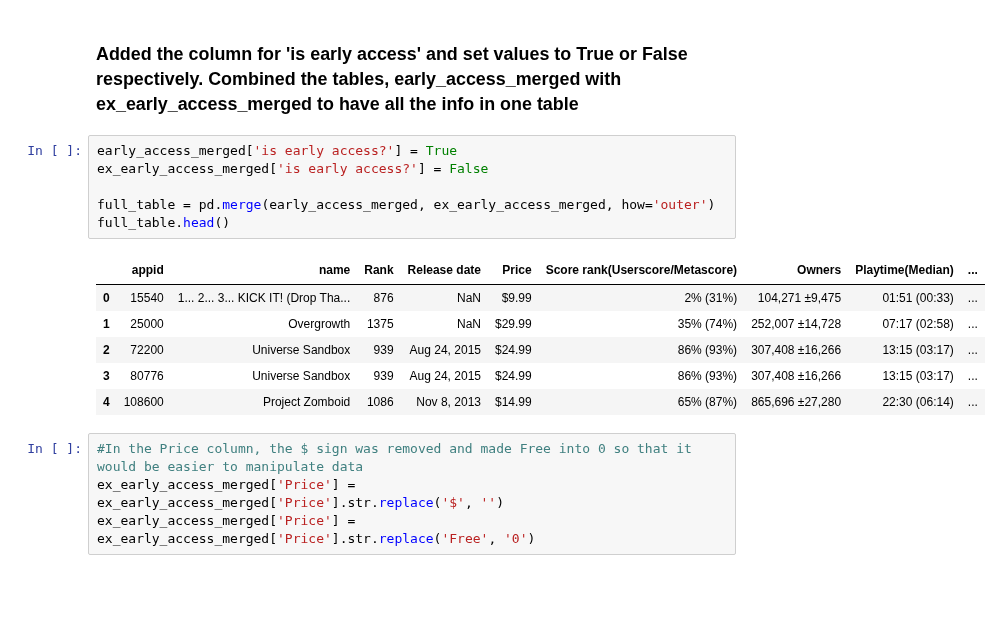
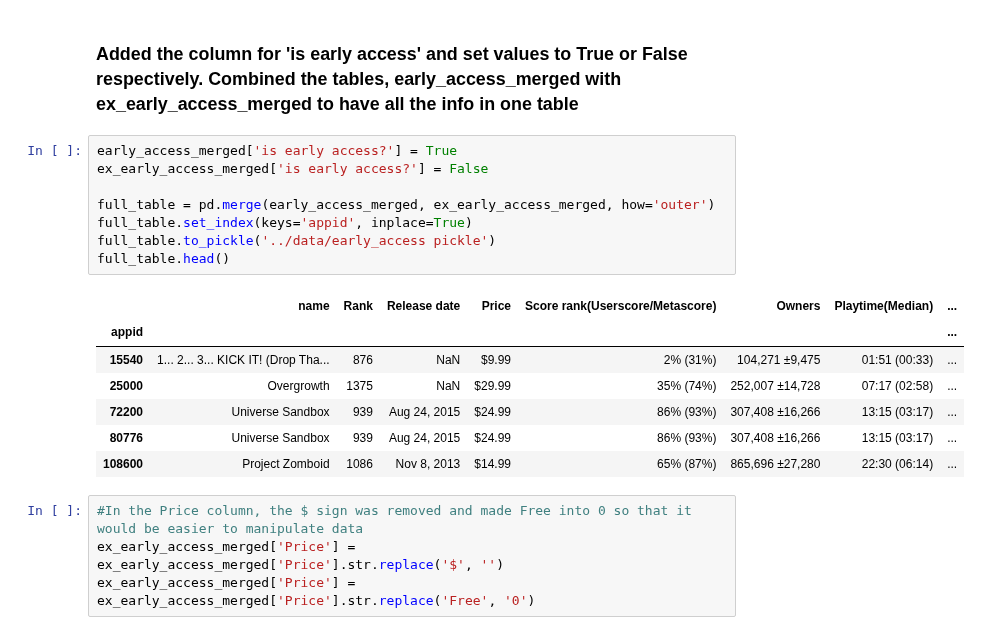
Before and after one commit to UNCG-CSE/SteamConnect, a Jupyter notebook: code/early_access_sorting.ipynb, the cells around one changed output. Cells and saved outputs as stored; diff of their text form; blank space fills up the shorter version.

Commit message:
added code to export combined dataframes as pickle and changed indexto appid

```diff
--- a/code/early_access_sorting.ipynb
+++ b/code/early_access_sorting.ipynb
@@ -77,16 +77,19 @@ ex_early_access_merged.head()
 # %%
 early_access_merged['is early access?'] = True
 ex_early_access_merged['is early access?'] = False
 
 full_table = pd.merge(early_access_merged, ex_early_access_merged, how='outer')
+full_table.set_index(keys='appid', inplace=True)
+full_table.to_pickle('../data/early_access pickle')
 full_table.head()
 # %% [output]
-|  | appid | name | Rank | Release date | Price | Score rank(Userscore/Metascore) | Owners | Playtime(Median) | ... |
-| 0 | 15540 | 1... 2... 3... KICK IT! (Drop Tha... | 876 | NaN | $9.99 | 2% (31%) | 104,271 ±9,475 | 01:51 (00:33) | ... |
-| 1 | 25000 | Overgrowth | 1375 | NaN | $29.99 | 35% (74%) | 252,007 ±14,728 | 07:17 (02:58) | ... |
-| 2 | 72200 | Universe Sandbox | 939 | Aug 24, 2015 | $24.99 | 86% (93%) | 307,408 ±16,266 | 13:15 (03:17) | ... |
-| 3 | 80776 | Universe Sandbox | 939 | Aug 24, 2015 | $24.99 | 86% (93%) | 307,408 ±16,266 | 13:15 (03:17) | ... |
-| 4 | 108600 | Project Zomboid | 1086 | Nov 8, 2013 | $14.99 | 65% (87%) | 865,696 ±27,280 | 22:30 (06:14) | ... |
+|  | name | Rank | Release date | Price | Score rank(Userscore/Metascore) | Owners | Playtime(Median) | ... |
+| appid |  |  |  |  |  |  |  | ... |
+| 15540 | 1... 2... 3... KICK IT! (Drop Tha... | 876 | NaN | $9.99 | 2% (31%) | 104,271 ±9,475 | 01:51 (00:33) | ... |
+| 25000 | Overgrowth | 1375 | NaN | $29.99 | 35% (74%) | 252,007 ±14,728 | 07:17 (02:58) | ... |
+| 72200 | Universe Sandbox | 939 | Aug 24, 2015 | $24.99 | 86% (93%) | 307,408 ±16,266 | 13:15 (03:17) | ... |
+| 80776 | Universe Sandbox | 939 | Aug 24, 2015 | $24.99 | 86% (93%) | 307,408 ±16,266 | 13:15 (03:17) | ... |
+| 108600 | Project Zomboid | 1086 | Nov 8, 2013 | $14.99 | 65% (87%) | 865,696 ±27,280 | 22:30 (06:14) | ... |
 # %%
 #In the Price column, the $ sign was removed and made Free into 0 so that it would be easier to manipulate data
 ex_early_access_merged['Price'] = ex_early_access_merged['Price'].str.replace('$', '')
```
Also changed, not shown: parts of 1 cell of this notebook.
